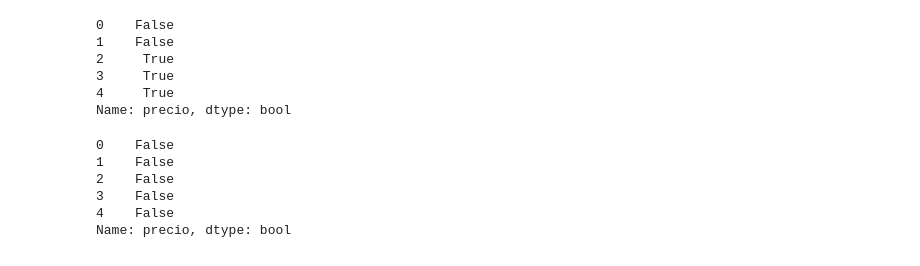
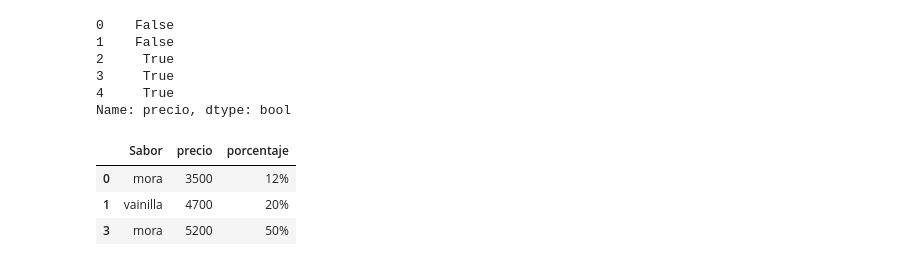
Before and after one commit to Andres0126/ple_intro_github, a Jupyter notebook: Clase #Tablas python.ipynb, the cells around one changed output. Drawn from its saved outputs; the diff is of its cells as text; code cells hidden in the pictures.

```diff
--- a/Clase #Tablas python.ipynb
+++ b/Clase #Tablas python.ipynb
@@ -224,12 +224,10 @@ conos['precio'] > 5000
 4     True
 Name: precio, dtype: bool
 # %%
-#Seleccionar los sabores de precios entre 3 mil y 5 mil. Seleccione los sabores de chocolate con un precio de 5100
-conos ['precio'] < 3000
+#Seleccionar los sabores de precios entre 3 mil y 6 mil. Seleccione los sabores de chocolate con un precio de 5700
+conos[(conos['precio']>=3000) & (conos['precio']<=5500)]
 # %% [output]
-0    False
-1    False
-2    False
-3    False
-4    False
-Name: precio, dtype: bool
+|  | Sabor | precio | porcentaje |
+| 0 | mora | 3500 | 12% |
+| 1 | vainilla | 4700 | 20% |
+| 3 | mora | 5200 | 50% |
```
Also changed, not shown: 1 other file.
